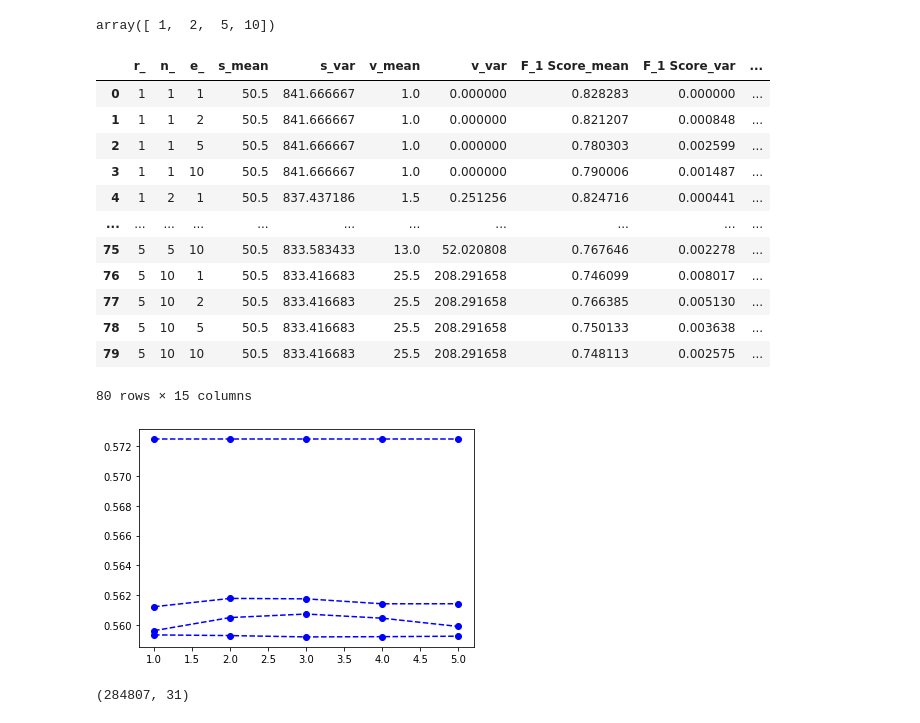
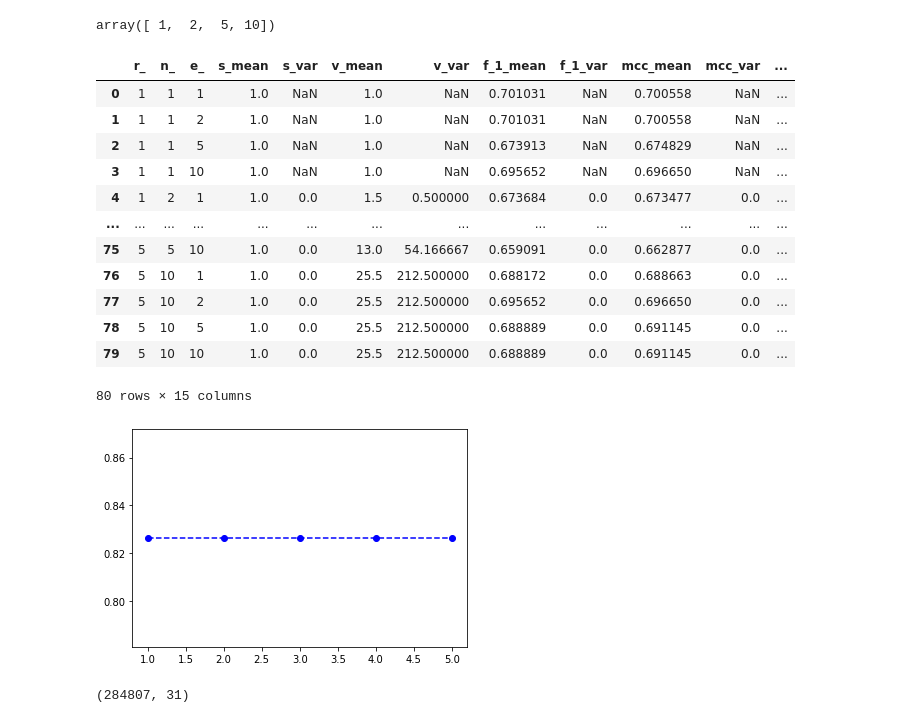
Before and after one commit to GregChen3072/MasterArbeit, a Jupyter notebook: src/visualization.ipynb, the cells around one changed output. Cells and saved outputs as stored; diff of their text form; code cells hidden in the pictures.

```diff
--- a/src/visualization.ipynb
+++ b/src/visualization.ipynb
@@ -104,7 +128,7 @@ plt.show()
 # %% [markdown]
 ### Vis 3: Communication Efficiency
 # %%
-path_comm_effi = "/Users/greg/Downloads/AR_Master_Thesis/output/vis_ILPD_comm_effi.csv"
+path_comm_effi = "/Users/greg/Downloads/AR_Master_Thesis/output/vis_Cred_comm_effi.csv"
 df_comm_effi = pd.read_csv(path_comm_effi, index_col=False)
 # %%
 df_comm_effi.n.unique()
@@ -128,35 +152,35 @@ df.columns = ['_'.join(col) for col in df.columns]
 
 df
 # %% [output]
-|  | r_ | n_ | e_ | s_mean | s_var | v_mean | v_var | F_1 Score_mean | F_1 Score_var | ... |
-| 0 | 1 | 1 | 1 | 50.5 | 841.666667 | 1.0 | 0.000000 | 0.828283 | 0.000000 | ... |
-| 1 | 1 | 1 | 2 | 50.5 | 841.666667 | 1.0 | 0.000000 | 0.821207 | 0.000848 | ... |
-| 2 | 1 | 1 | 5 | 50.5 | 841.666667 | 1.0 | 0.000000 | 0.780303 | 0.002599 | ... |
-| 3 | 1 | 1 | 10 | 50.5 | 841.666667 | 1.0 | 0.000000 | 0.790006 | 0.001487 | ... |
-| 4 | 1 | 2 | 1 | 50.5 | 837.437186 | 1.5 | 0.251256 | 0.824716 | 0.000441 | ... |
-| ... | ... | ... | ... | ... | ... | ... | ... | ... | ... | ... |
-| 75 | 5 | 5 | 10 | 50.5 | 833.583433 | 13.0 | 52.020808 | 0.767646 | 0.002278 | ... |
-| 76 | 5 | 10 | 1 | 50.5 | 833.416683 | 25.5 | 208.291658 | 0.746099 | 0.008017 | ... |
-| 77 | 5 | 10 | 2 | 50.5 | 833.416683 | 25.5 | 208.291658 | 0.766385 | 0.005130 | ... |
-| 78 | 5 | 10 | 5 | 50.5 | 833.416683 | 25.5 | 208.291658 | 0.750133 | 0.003638 | ... |
-| 79 | 5 | 10 | 10 | 50.5 | 833.416683 | 25.5 | 208.291658 | 0.748113 | 0.002575 | ... |
+|  | r_ | n_ | e_ | s_mean | s_var | v_mean | v_var | f_1_mean | f_1_var | mcc_mean | mcc_var | ... |
+| 0 | 1 | 1 | 1 | 1.0 | NaN | 1.0 | NaN | 0.701031 | NaN | 0.700558 | NaN | ... |
+| 1 | 1 | 1 | 2 | 1.0 | NaN | 1.0 | NaN | 0.701031 | NaN | 0.700558 | NaN | ... |
+| 2 | 1 | 1 | 5 | 1.0 | NaN | 1.0 | NaN | 0.673913 | NaN | 0.674829 | NaN | ... |
+| 3 | 1 | 1 | 10 | 1.0 | NaN | 1.0 | NaN | 0.695652 | NaN | 0.696650 | NaN | ... |
+| 4 | 1 | 2 | 1 | 1.0 | 0.0 | 1.5 | 0.500000 | 0.673684 | 0.0 | 0.673477 | 0.0 | ... |
+| ... | ... | ... | ... | ... | ... | ... | ... | ... | ... | ... | ... | ... |
+| 75 | 5 | 5 | 10 | 1.0 | 0.0 | 13.0 | 54.166667 | 0.659091 | 0.0 | 0.662877 | 0.0 | ... |
+| 76 | 5 | 10 | 1 | 1.0 | 0.0 | 25.5 | 212.500000 | 0.688172 | 0.0 | 0.688663 | 0.0 | ... |
+| 77 | 5 | 10 | 2 | 1.0 | 0.0 | 25.5 | 212.500000 | 0.695652 | 0.0 | 0.696650 | 0.0 | ... |
+| 78 | 5 | 10 | 5 | 1.0 | 0.0 | 25.5 | 212.500000 | 0.688889 | 0.0 | 0.691145 | 0.0 | ... |
+| 79 | 5 | 10 | 10 | 1.0 | 0.0 | 25.5 | 212.500000 | 0.688889 | 0.0 | 0.691145 | 0.0 | ... |
 80 rows × 15 columns
 # %%
 #df[(df["n_"] == 10) & (df["e_"] == 2)]["v"]
 
 # Create a Figure and an Axes with plt.subplots
 fig, ax = plt.subplots()
 
 # Plot Seattle data, setting data appearance
-ax.plot(df[(df["n_"] == 10) & (df["e_"] == 1)]["r_"], df[(df["n_"] == 10) & (df["e_"] == 1)]["AUC Score_mean"], color='b', marker='o', linestyle='--')
-ax.plot(df[(df["n_"] == 10) & (df["e_"] == 2)]["r_"], df[(df["n_"] == 10) & (df["e_"] == 2)]["AUC Score_mean"], color='b', marker='o', linestyle='--')
-ax.plot(df[(df["n_"] == 10) & (df["e_"] == 5)]["r_"], df[(df["n_"] == 10) & (df["e_"] == 5)]["AUC Score_mean"], color='b', marker='o', linestyle='--')
-ax.plot(df[(df["n_"] == 10) & (df["e_"] == 10)]["r_"], df[(df["n_"] == 10) & (df["e_"] == 10)]["AUC Score_mean"], color='b', marker='o', linestyle='--')
+ax.plot(df[(df["n_"] == 10) & (df["e_"] == 1)]["r_"], df[(df["n_"] == 10) & (df["e_"] == 1)]["auc_mean"], color='b', marker='o', linestyle='--')
+#ax.plot(df[(df["n_"] == 10) & (df["e_"] == 2)]["r_"], df[(df["n_"] == 10) & (df["e_"] == 2)]["auc_mean"], color='b', marker='o', linestyle='--')
+#ax.plot(df[(df["n_"] == 10) & (df["e_"] == 5)]["r_"], df[(df["n_"] == 10) & (df["e_"] == 5)]["auc_mean"], color='b', marker='o', linestyle='--')
+#ax.plot(df[(df["n_"] == 10) & (df["e_"] == 10)]["r_"], df[(df["n_"] == 10) & (df["e_"] == 10)]["auc_mean"], color='b', marker='o', linestyle='--')
 
 # Call show to display the resulting plot
 plt.show()
 # %% [output]
-[figure, old version]
+[figure, new version]
 # %%
 path = "/Users/greg/Downloads/AR_Master_Thesis/data/creditcard.csv"
 data = pd.read_csv(path)
```
Also changed, not shown: parts of 6 cells of this notebook.
